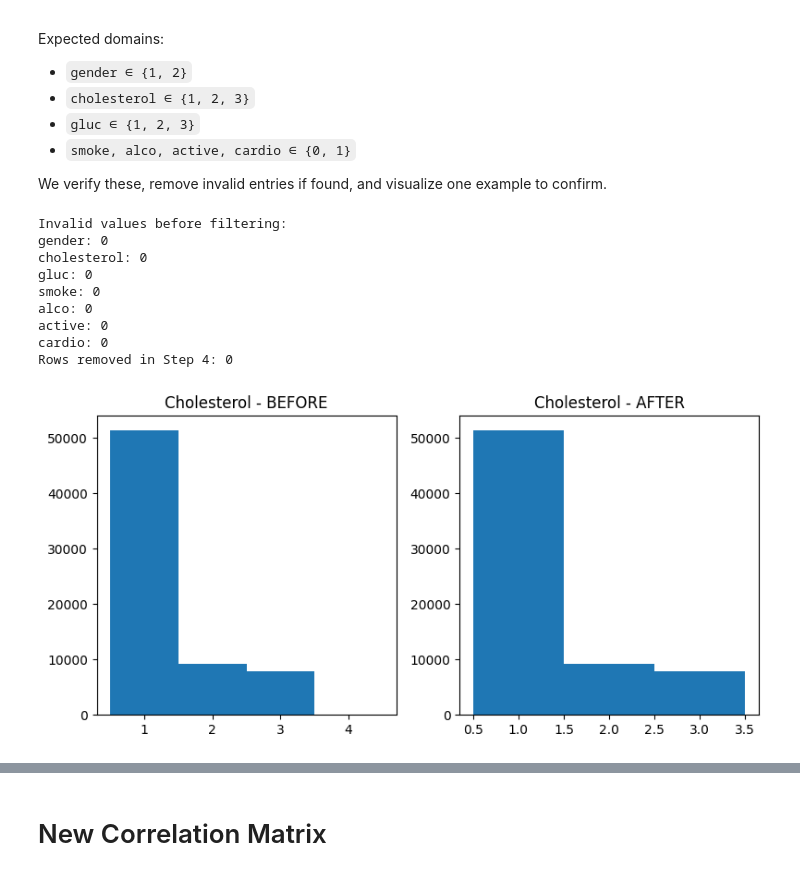
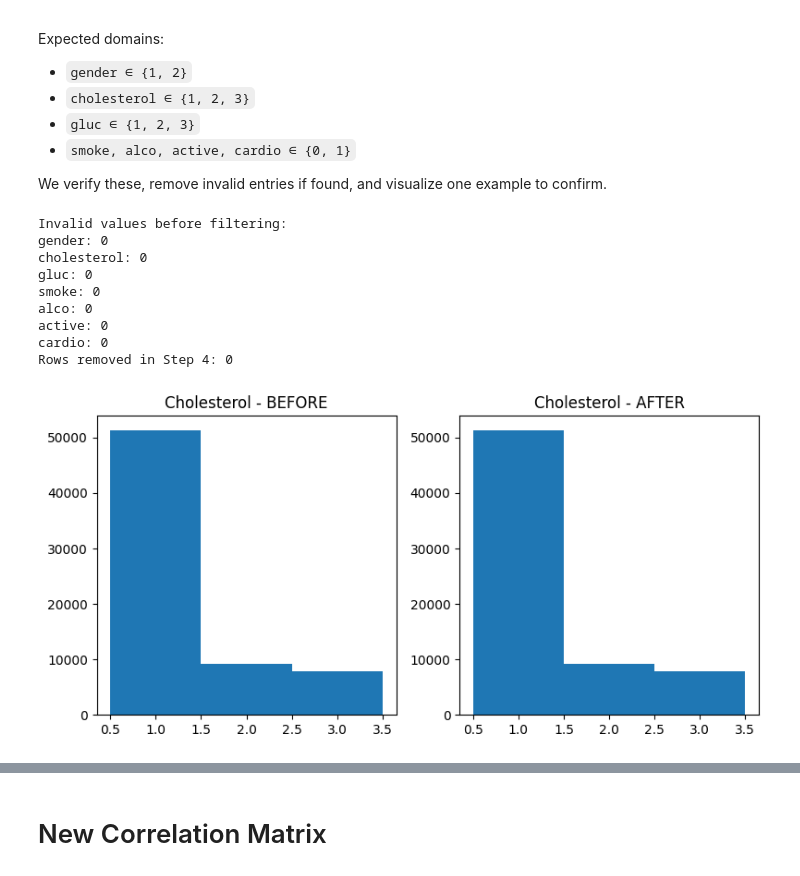
Before and after one commit to theMindDeveloper/Cardiovascular_Disease_Prediction_Data_Science, a Jupyter notebook: notebooks/DataCleaning.ipynb, the cells around one changed output, grey strips where cells are left out. Drawn from its saved outputs; the diff is of its cells as text; code cells hidden in the pictures.

```diff
--- a/notebooks/DataCleaning.ipynb
+++ b/notebooks/DataCleaning.ipynb
@@ -316,32 +480,32 @@ print("cholesterol:", (~df_step3['cholesterol'].isin([1, 2, 3])).sum())
 print("gluc:", (~df_step3['gluc'].isin([1, 2, 3])).sum())
 for col in ['smoke', 'alco', 'active', 'cardio']:
     print(f"{col}:", (~df_step3[col].isin([0, 1])).sum())
 
 # Apply filters
 df = df[df['gender'].isin([1, 2])]
 df = df[df['cholesterol'].isin([1, 2, 3])]
 df = df[df['gluc'].isin([1, 2, 3])]
 for col in ['smoke', 'alco', 'active', 'cardio']:
     df = df[df[col].isin([0, 1])]
 
 print("Rows removed in Step 4:", df_step3.shape[0] - df.shape[0])
 
 # Example plot: Cholesterol distribution before/after
 fig, axes = plt.subplots(1, 2, figsize=(8, 4))
-axes[0].hist(df_step3['cholesterol'], bins=[0.5,1.5,2.5,3.5,4.5])
+axes[0].hist(df_step3['cholesterol'], bins=[0.5,1.5,2.5,3.5])
 axes[0].set_title("Cholesterol - BEFORE")
 axes[1].hist(df['cholesterol'], bins=[0.5,1.5,2.5,3.5])
 axes[1].set_title("Cholesterol - AFTER")
 plt.tight_layout()
 plt.show()
 # %% [output]
 Invalid values before filtering:
 gender: 0
 cholesterol: 0
 gluc: 0
 smoke: 0
 alco: 0
 active: 0
 cardio: 0
 Rows removed in Step 4: 0
-[figure, old version]
+[figure, new version]
```
Also changed, not shown: parts of 11 cells of this notebook, 1 other file.
